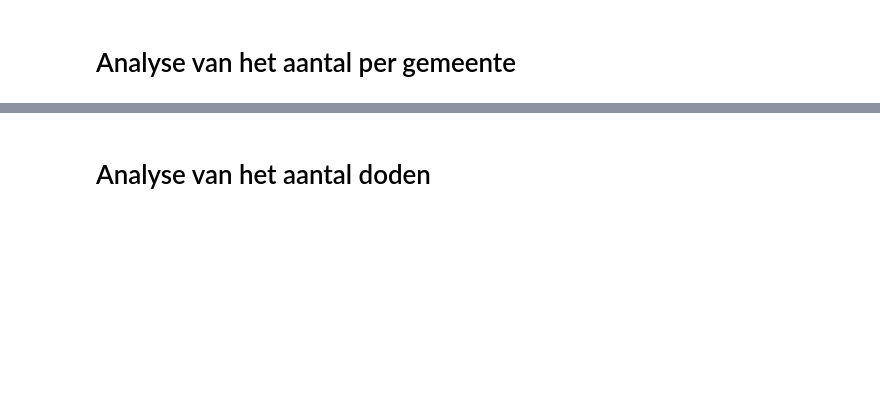
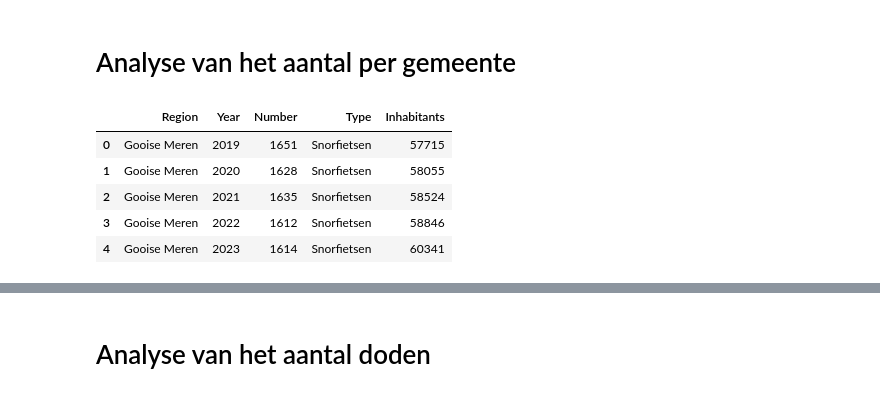
Before and after one commit to chenneman/TIL-programming-group-4, a Jupyter notebook: Plots.ipynb, the cells around one changed output, grey strips where cells are left out. Cells and saved outputs as stored; diff of their text form; code cells hidden in the pictures; blank space fills up the shorter version.

```diff
--- a/Plots.ipynb
+++ b/Plots.ipynb
@@ -72,3 +192,11 @@ fig.show()
 # Analyse van het aantal per gemeente
 # %%
 df1 = pd.read_excel('Gemeentes.xlsx')
+df1.head()
+# %% [output]
+|  | Region | Year | Number | Type | Inhabitants |
+| 0 | Gooise Meren | 2019 | 1651 | Snorfietsen | 57715 |
+| 1 | Gooise Meren | 2020 | 1628 | Snorfietsen | 58055 |
+| 2 | Gooise Meren | 2021 | 1635 | Snorfietsen | 58524 |
+| 3 | Gooise Meren | 2022 | 1612 | Snorfietsen | 58846 |
+| 4 | Gooise Meren | 2023 | 1614 | Snorfietsen | 60341 |
```
Also changed, not shown: parts of 6 cells of this notebook.
